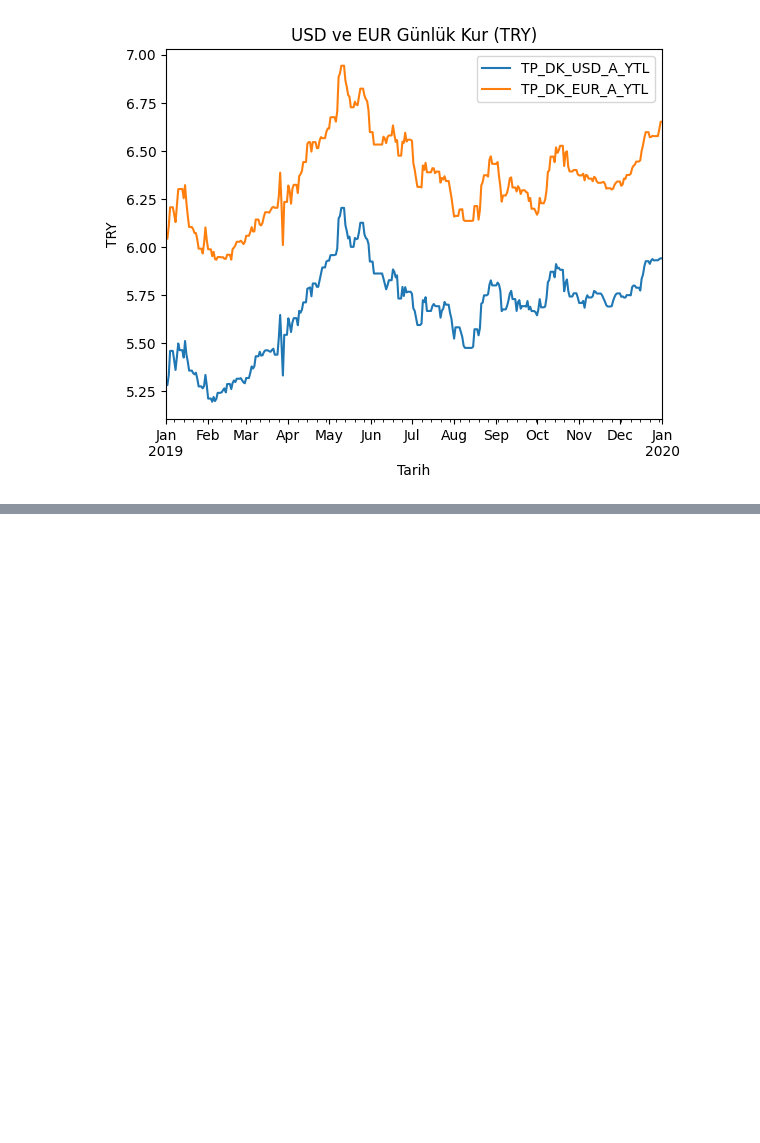
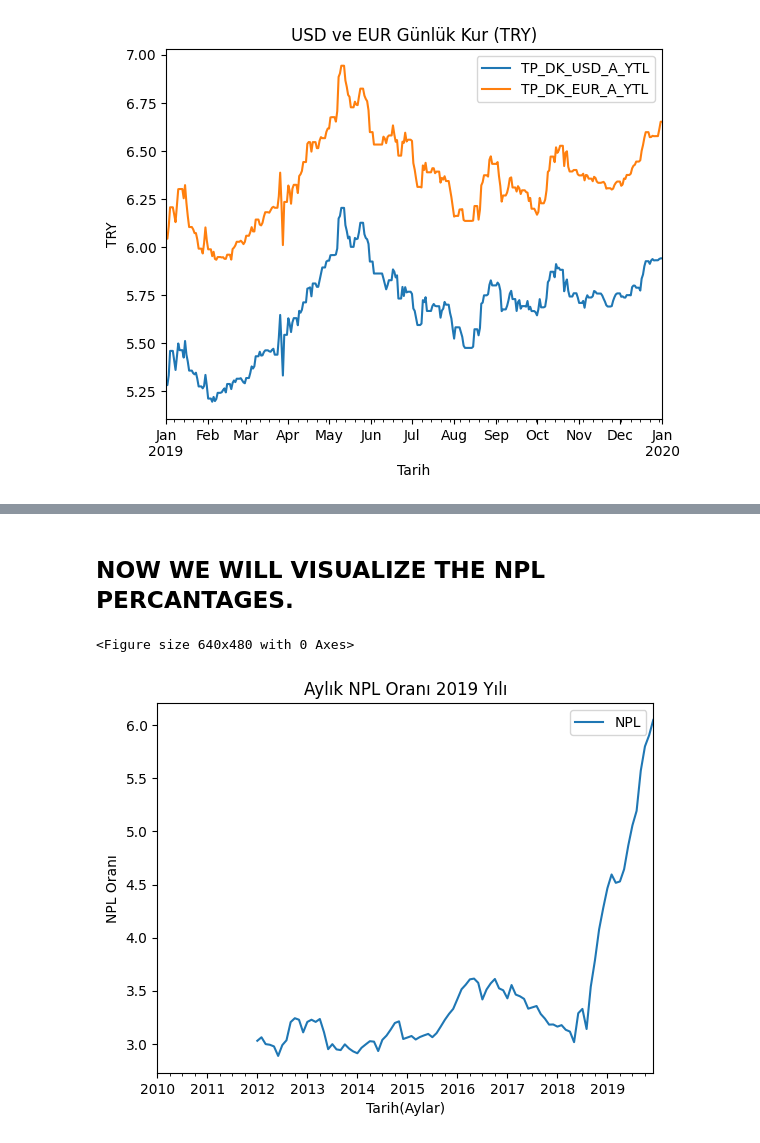
Before and after one commit to utku-13/EVDS-verileri-ile-modelleme, a Jupyter notebook: data_analysis.ipynb, the cells around one changed output, grey strips where cells are left out. Drawn from its saved outputs; the diff is of its cells as text; code cells hidden in the pictures; blank space fills up the shorter version.

```diff
--- a/data_analysis.ipynb
+++ b/data_analysis.ipynb
@@ -109,0 +114,20 @@ plt.show()
+# %%
+npl_oran_df = evds.get_data(
+    ['TP.PFVPBI09.K4',        # Tasfiye Olunacak Alacaklar  (PAY)
+     'TP.KREDI.L002'],        # Toplam Nakdî Krediler       (PAYDA)
+    startdate="01-01-2012",
+    enddate="31-12-2019"
+)
+
+# 2) Kolon adlarını kısalt (isteğe bağlı)
+npl_oran_df = npl_oran_df.rename(columns={
+    'TP.PFVPBI09.K4':  'TOA',
+    'TP.KREDI.L002':   'KREDI'
+})
+
+print(npl_oran_df.columns.tolist())
+
+# 3) NPL oranını hesapla
+npl_oran_df['NPL'] = 100 * npl_oran_df['TP_PFVPBI09_K4'] / npl_oran_df['TP_KREDI_L002']
+
+print(npl_oran_df['NPL']) # montly npl rate over 100.
@@ -109,0 +148,16 @@ plt.show()
+# %% [markdown]
+## NOW WE WILL VISUALIZE THE NPL PERCANTAGES.
+# %%
+npl_oran_df['Tarih'] = pd.to_datetime(npl_oran_df['Tarih'], dayfirst=True, format='%Y-%m')
+npl_oran_df = npl_oran_df.set_index('Tarih').sort_index()
+
+# 3) USD & EUR kuru grafiği
+plt.figure()
+npl_oran_df[['NPL']].plot()
+plt.title('Aylık NPL Oranı 2019 Yılı')
+plt.xlabel('Tarih(Aylar)')
+plt.ylabel('NPL Oranı')
+plt.show()
+# %% [output]
+<Figure size 640x480 with 0 Axes>
+[figure, added]
```
Also changed, not shown: parts of 8 cells of this notebook, 6 other files.
